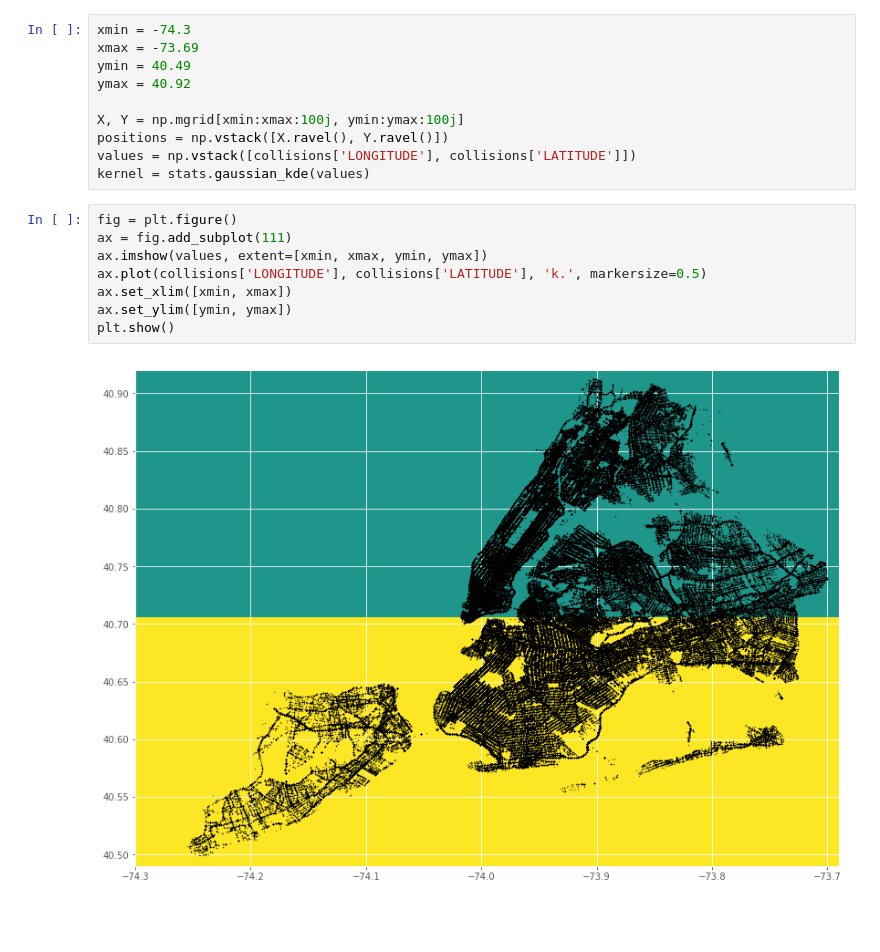
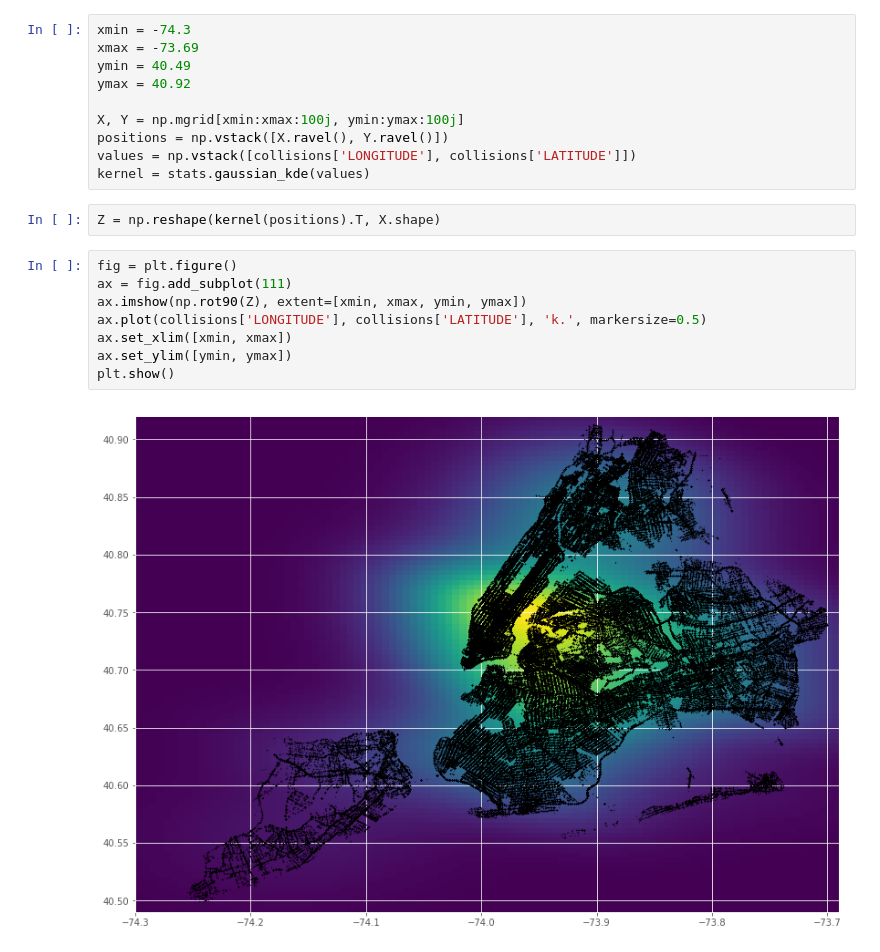
Before and after one commit to nealrea/collisionViz, a Jupyter notebook: data_exploration/KDE.ipynb, the cells around one changed output. Drawn from its saved outputs; the diff is of its cells as text; blank space fills up the shorter version.

```diff
--- a/data_exploration/KDE.ipynb
+++ b/data_exploration/KDE.ipynb
@@ -44,13 +44,15 @@ X, Y = np.mgrid[xmin:xmax:100j, ymin:ymax:100j]
 positions = np.vstack([X.ravel(), Y.ravel()])
 values = np.vstack([collisions['LONGITUDE'], collisions['LATITUDE']])
 kernel = stats.gaussian_kde(values)
+# %%
+Z = np.reshape(kernel(positions).T, X.shape)
 # %%
 fig = plt.figure()
 ax = fig.add_subplot(111)
-ax.imshow(values, extent=[xmin, xmax, ymin, ymax])
+ax.imshow(np.rot90(Z), extent=[xmin, xmax, ymin, ymax])
 ax.plot(collisions['LONGITUDE'], collisions['LATITUDE'], 'k.', markersize=0.5)
 ax.set_xlim([xmin, xmax])
 ax.set_ylim([ymin, ymax])
 plt.show()
 # %% [output]
-[figure, old version]
+[figure, new version]
```
